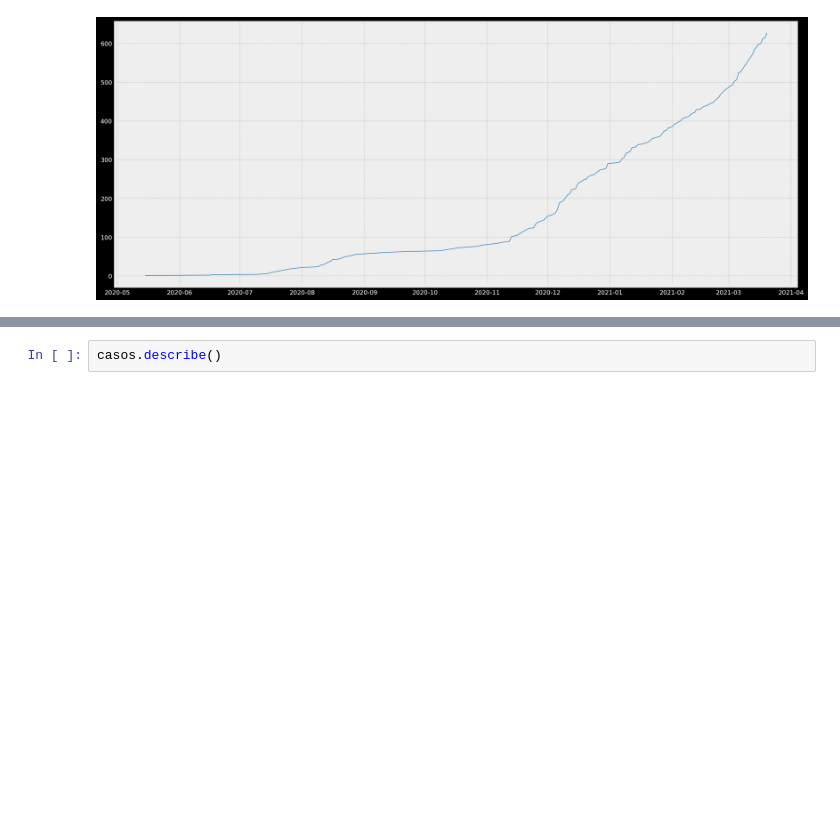
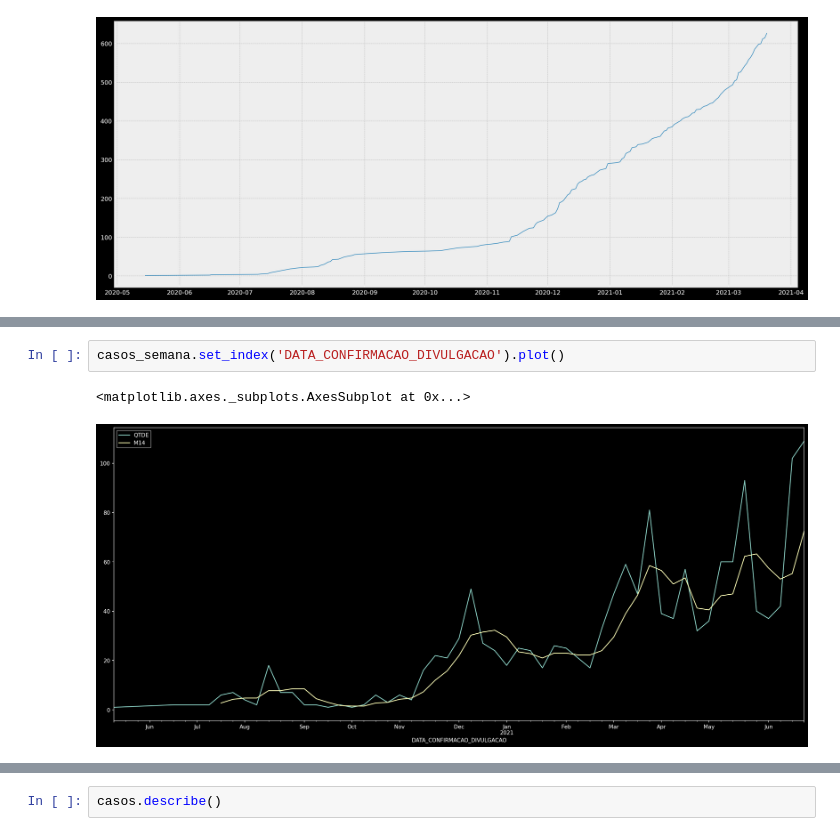
Before and after one commit to Patriky/covid-pien, a Jupyter notebook: src/analise_pien.ipynb, the cells around one changed output, grey strips where cells are left out. Saved outputs shown, nothing was run; the diff lists cells and outputs as text; blank space fills up the shorter version.

Commit message:
create new data

```diff
--- a/src/analise_pien.ipynb
+++ b/src/analise_pien.ipynb
@@ -370,3 +365,8 @@ casos_semana
+# %%
+casos_semana.set_index('DATA_CONFIRMACAO_DIVULGACAO').plot()
+# %% [output]
+<matplotlib.axes._subplots.AxesSubplot at 0x...>
+[figure, added]
 # %%
 # Média de idade em uma análise temporal:
 periodo = df['DATA_CONFIRMACAO_DIVULGACAO'].dt.to_period('W')
```
Also changed, not shown: parts of 18 cells of this notebook, 5 other files.
